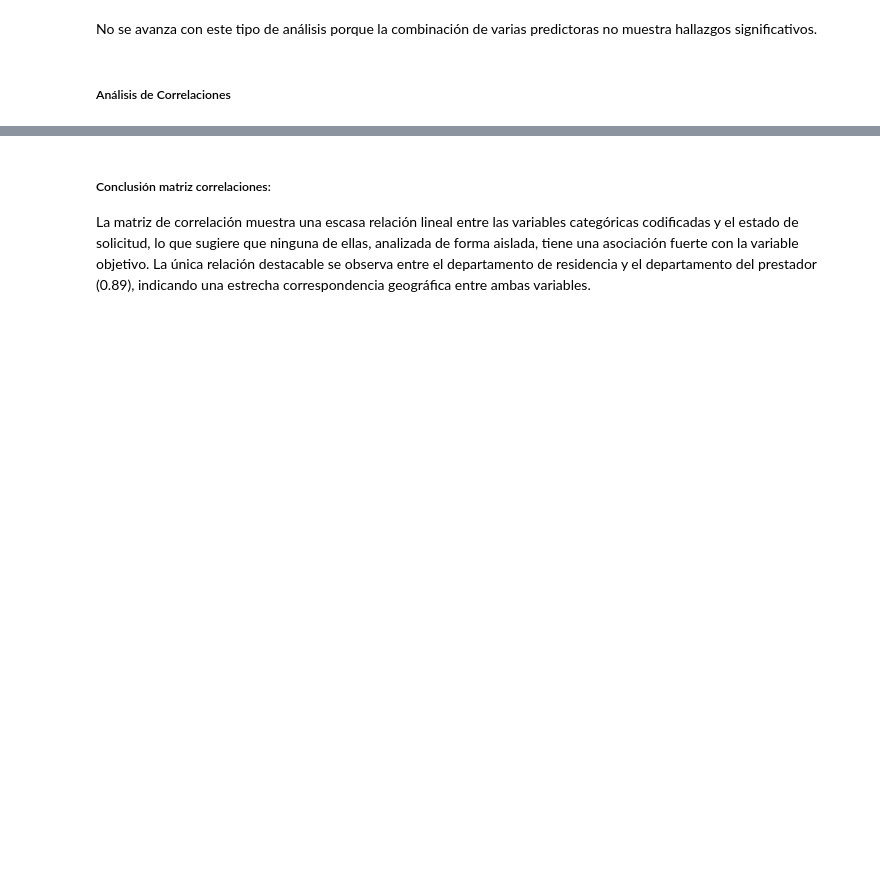
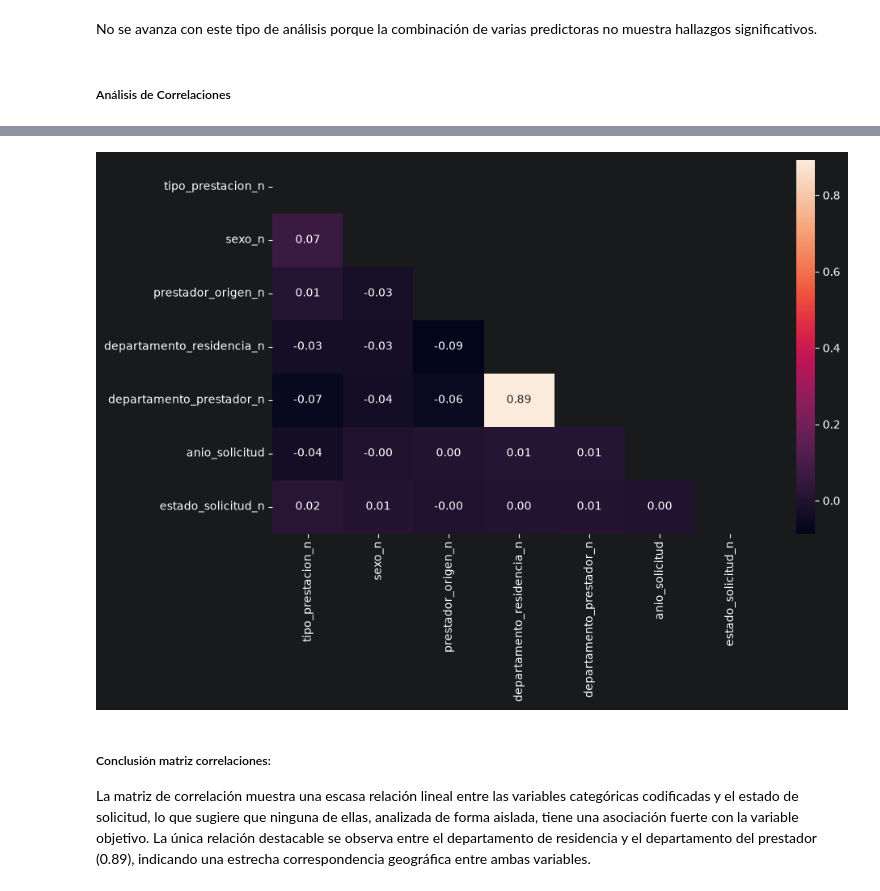
Before and after one commit to gperezucu/ucu-diploma-python_grupo_E, a Jupyter notebook: notebooks/practice.ipynb, the cells around one changed output, grey strips where cells are left out. Drawn from its saved outputs; the diff is of its cells as text; code cells hidden in the pictures; blank space fills up the shorter version.

```diff
--- a/notebooks/practice.ipynb
+++ b/notebooks/practice.ipynb
@@ -1047,12 +1091,15 @@ df[['sexo', 'sexo_n']]
 # %%
-corr = df[["tipo_prestacion_n","sexo_n","prestador_origen_n","departamento_residencia_n", "departamento_prestador_n", "prestador_origen_n", "anio_solicitud","estado_solicitud_n"]].corr()
+# Generamos diagrama de correlaciones
+corr = df[["tipo_prestacion_n","sexo_n","prestador_origen_n","departamento_residencia_n", "departamento_prestador_n", "anio_solicitud","estado_solicitud_n"]].corr()
 mask = np.triu(np.ones_like(corr, dtype=bool))
 
 fig, axis = plt.subplots(figsize=(10, 7))
 sns.heatmap(corr, mask=mask, annot=True, fmt=".2f")
 
 plt.tight_layout()
 plt.show()
+# %% [output]
+[figure, added]
 # %% [markdown]
 ##### Conclusión matriz correlaciones:
 
```
Also changed, not shown: parts of 119 cells of this notebook.
